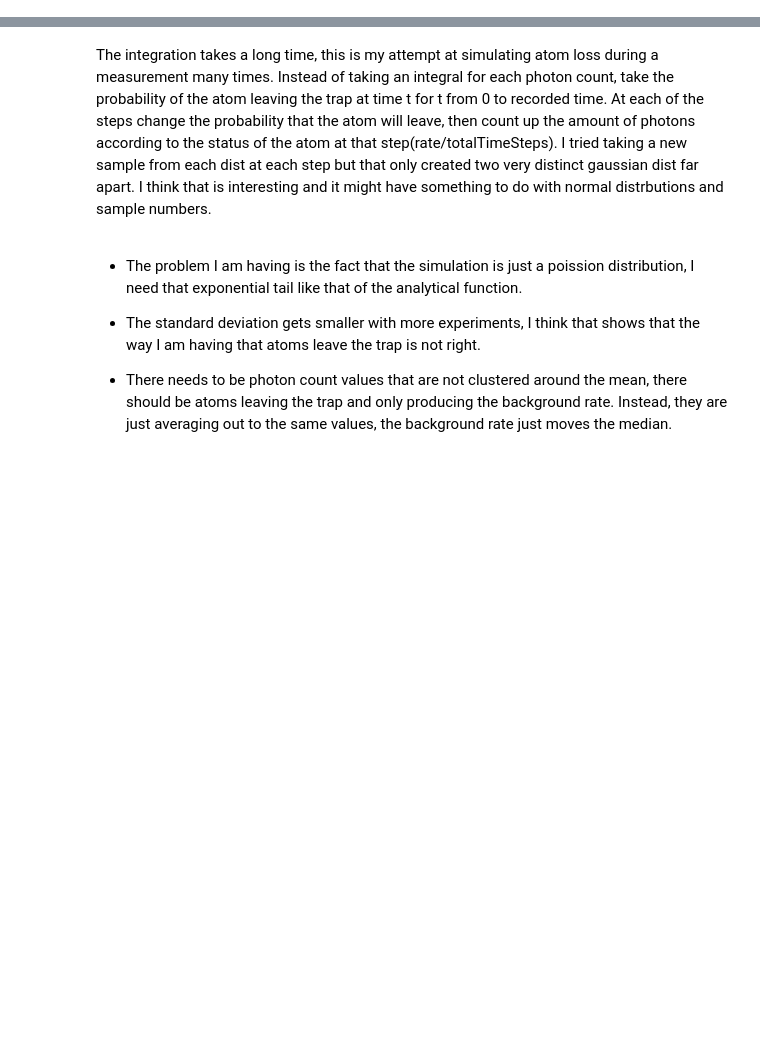
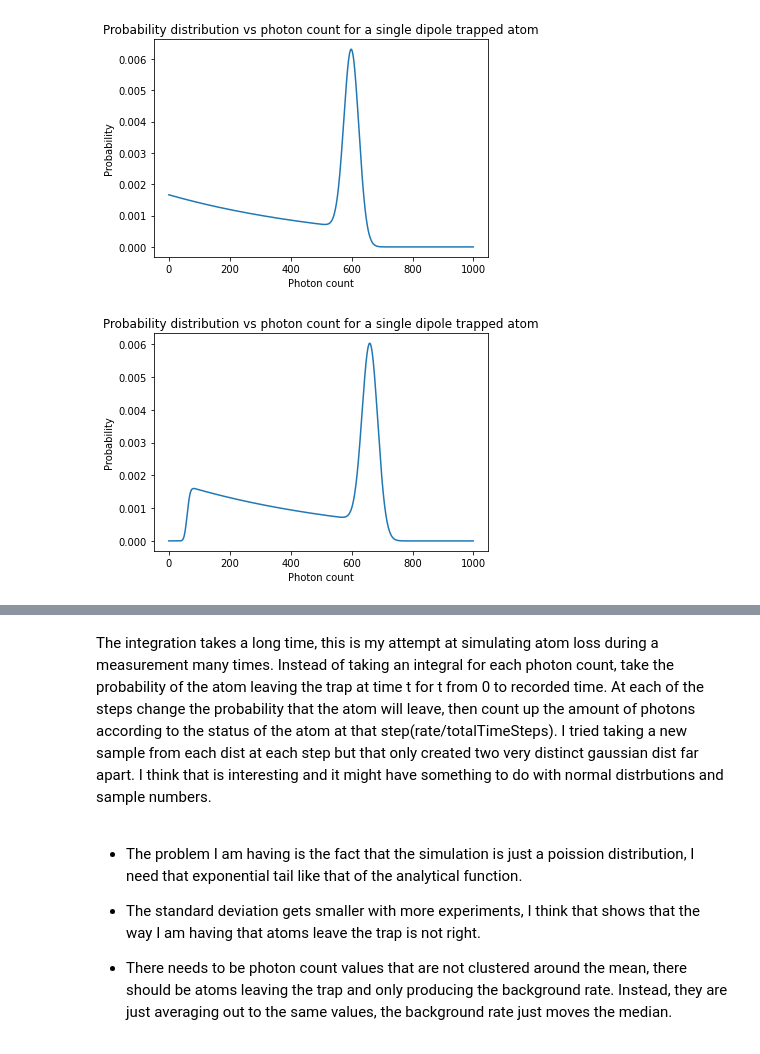
Before and after one commit to bpnordin/PhotonCount, a Jupyter notebook: Test.ipynb, the cells around one changed output, grey strips where cells are left out. Drawn from its saved outputs; the diff is of its cells as text; code cells hidden in the pictures; blank space fills up the shorter version.

```diff
--- a/Test.ipynb
+++ b/Test.ipynb
@@ -17,23 +17,31 @@ import importlib
 # %%
 #define the variables that determine how many photons are released
 recordTime = .003*0+60*10**-3  #s
 rateSingleAtom = 145000*0+10*10**3  #Hz
 rateBackground = 10000*0+1*10**3  #Hz
 lifetimeOfTrap =  0*10000+60*10**-3  #s
 #up to this many photons
 countEnd = 1000
 xx = np.arange(countEnd)
 #the background is just a poisson distribution
 probDistBack = poisson.pmf(xx,recordTime*rateBackground)
 #get the distribution, the integrals take longer then the rest of the code
 probDistSingle = singleAtom(recordTime,rateSingleAtom,lifetimeOfTrap,xx)
+plt.plot(xx,probDistSingle)
+plt.title("Probability distribution vs photon count for a single dipole trapped atom")
+plt.xlabel("Photon count")
+plt.ylabel("Probability")
+plt.show()
 #now convolve with background rate
 probDistSingle = convolve(probDistBack,probDistSingle)
 plt.plot(xx,probDistSingle)
 plt.title("Probability distribution vs photon count for a single dipole trapped atom")
 plt.xlabel("Photon count")
 plt.ylabel("Probability")
 plt.show()
+# %% [output]
+[figure, added]
+[figure, added]
 # %%
 hist = getHistogram(probDistBack,probDistSingle,xx)
 graph(hist,xx,p0=[1000, 50, 1, 400, 600, 5],fit = False)
```
Also changed, not shown: parts of 6 cells of this notebook, 1 other file.
